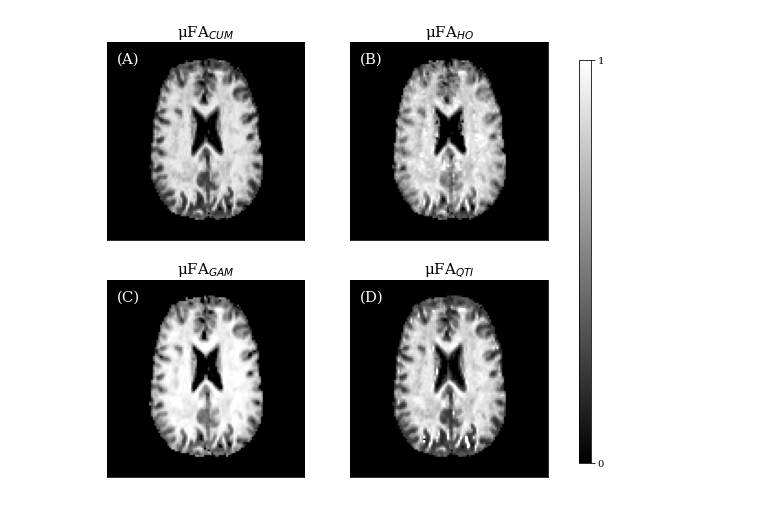
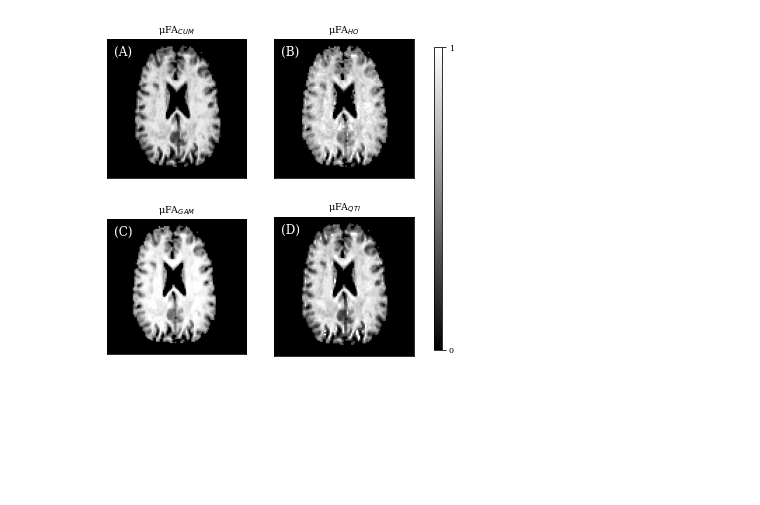
Before and after one commit to kerkelae/ufa-model-comparison, a Jupyter notebook: analysis.ipynb, the cells around one changed output. Cells and saved outputs as stored; diff of their text form; code cells hidden in the pictures; blank space fills up the shorter version.

```diff
--- a/analysis.ipynb
+++ b/analysis.ipynb
@@ -99,0 +109,18 @@ fig.savefig('../LaTeX/Figures/waveforms.pdf')
+# %%
+# Create the phantom figure
+
+img_1 = np.array(PIL.Image.open('../LaTeX/Figures/parallel_fibres.png'))
+img_2 = np.array(PIL.Image.open('../LaTeX/Figures/random_fibres.png'))
+
+fig, ax = plt.subplots(1, 2, figsize=(two_column, 3))
+ax[0].imshow(img_1)
+ax[1].imshow(img_2)
+for i, l in enumerate(['(A)', '(B)']):
+    ax[i].axis('off')
+    ax[i].text(.05, .95, l, verticalalignment='top',
+               horizontalalignment='left', fontsize=label_font_size,
+               color='black', transform=ax[i].transAxes,
+               bbox=dict(boxstyle='round', fc='white', ec='none', alpha=.75))
+fig.tight_layout()
+plt.show()
+fig.savefig('../LaTeX/Figures/phantom_sem.pdf', dpi=dpi)
@@ -126,66 +155,71 @@ fig.savefig('../LaTeX/Figures/mesh_figure.pdf', dpi=500)
 # %%
 # Create the μFA maps figure
 
-cum_uFA = np.zeros((3, 128, 128, 60))
-ho_uFA = np.zeros((3, 128, 128, 60))
-gam_uFA = np.zeros((3, 128, 128, 60))
-qti_uFA = np.zeros((3, 128, 128, 60))
-mask = np.zeros((3, 128, 128, 60))
+vol_cum_uFA = np.zeros((3, 128, 128, 60))
+vol_ho_uFA = np.zeros((3, 128, 128, 60))
+vol_gam_uFA = np.zeros((3, 128, 128, 60))
+vol_qti_uFA = np.zeros((3, 128, 128, 60))
+vol_mask = np.zeros((3, 128, 128, 60))
 
 for i in range(3):
-    cum_uFA[i] = nib.load(
+    vol_cum_uFA[i] = nib.load(
         '../Results/Volunteer-%s/cum_uFA.nii.gz' % (i + 1)).get_fdata()
-    ho_uFA[i] = nib.load(
+    vol_ho_uFA[i] = nib.load(
         '../Results/Volunteer-%s/ho_uFA.nii.gz' % (i + 1)).get_fdata()
-    gam_uFA[i] = nib.load(
+    vol_gam_uFA[i] = nib.load(
         '../Results/Volunteer-%s/gam_uFA.nii.gz' % (i + 1)).get_fdata()
-    qti_uFA[i] = nib.load(
+    vol_qti_uFA[i] = nib.load(
         '../Results/Volunteer-%s/qti_uFA.nii.gz' % (i + 1)).get_fdata()
-    mask[i] = nib.load(
+    vol_mask[i] = nib.load(
         '../Preproc-data/Volunteer-%s/mask.nii.gz' % (i + 1)).get_fdata()
 
-for _ in range(2):  # Erode masks to exclude voxels of CSF near the skull
+for _ in range(2):
     for i in range(3):
-        mask[i] = erosion(mask[i])
-mask = mask.astype(bool)
+        vol_mask[i] = erosion(vol_mask[i])  # Exclude voxels near the skull
+vol_mask = vol_mask.astype(bool)
 
-cum_uFA[~mask] = np.nan
-ho_uFA[~mask] = np.nan
-gam_uFA[~mask] = np.nan
-qti_uFA[~mask] = np.nan
-cum_uFA[np.isnan(cum_uFA)] = 0
-ho_uFA[np.isnan(ho_uFA)] = 0
-gam_uFA[np.isnan(gam_uFA)] = 0
-qti_uFA[np.isnan(qti_uFA)] = 0
+MD = np.zeros((3, 128, 128, 60))
+for i in range(3):
+    MD[i] = nib.load(
+        '../Results/Volunteer-%s/cum_MD.nii.gz' % (i + 1)).get_fdata()
+vol_mask *= (MD < 2.5)  # CSF masking
 
-k = 33  # Slice to show
+vol_cum_uFA[~vol_mask] = np.nan
+vol_ho_uFA[~vol_mask] = np.nan
+vol_gam_uFA[~vol_mask] = np.nan
+vol_qti_uFA[~vol_mask] = np.nan
+vol_cum_uFA[np.isnan(vol_cum_uFA)] = 0
+vol_ho_uFA[np.isnan(vol_ho_uFA)] = 0
+vol_gam_uFA[np.isnan(vol_gam_uFA)] = 0
+vol_qti_uFA[np.isnan(vol_qti_uFA)] = 0
+
+k = 33
 vmin = 0
 vmax = 1
-fig, ax = plt.subplots(2, 2, figsize=(8, 8))
-ax[0, 0].imshow(np.rot90(cum_uFA[0, 10:118, 10:118, k]), vmin=vmin, vmax=vmax,
-                cmap='gray')
-ax[0, 1].imshow(np.rot90(ho_uFA[0, 10:118, 10:118, k]), vmin=vmin, vmax=vmax,
-                cmap='gray')
-ax[1, 0].imshow(np.rot90(gam_uFA[0, 10:118, 10:118, k]), vmin=vmin, vmax=vmax,
-                cmap='gray')
-im = ax[1, 1].imshow(np.rot90(qti_uFA[0, 10:118, 10:118, k]), vmin=vmin,
+fig, ax = plt.subplots(2, 2, figsize=(one_half_column, 6))
+ax[0, 0].imshow(np.rot90(vol_cum_uFA[0, 14:-14, 14:-14, k]), vmin=vmin,
+                vmax=vmax, cmap='gray')
+ax[0, 1].imshow(np.rot90(vol_ho_uFA[0, 14:-14, 14:-14, k]), vmin=vmin,
+                vmax=vmax, cmap='gray')
+ax[1, 0].imshow(np.rot90(vol_gam_uFA[0, 15:-10, 14:-14, k]), vmin=vmin,
+                vmax=vmax, cmap='gray')
+im = ax[1, 1].imshow(np.rot90(vol_qti_uFA[0, 14:-14, 14:-14, k]), vmin=vmin,
                      vmax=vmax, cmap='gray')
 labels = ['(A)', '(B)', '(C)', '(D)']
 titles = ['μFA$_{CUM}$', 'μFA$_{HO}$', 'μFA$_{GAM}$', 'μFA$_{QTI}$']
 cbar_ax = fig.add_axes([0.95, 0.15, 0.02, .7])
 cbar = fig.colorbar(im, cax=cbar_ax, ticks=[vmin, vmax])
 cbar.set_ticks([vmin, vmax])
 for i in range(2):
     for j in range(2):
         ax[i, j].set_xticks([])
         ax[i, j].set_yticks([])
         k = i * 2 + j
         ax[i,j].text(.05, .95, labels[k], verticalalignment='top',
-                     horizontalalignment='left', fontsize=15, color='white',
-                     fontdict={'family' : 'serif'},
-                     transform=ax[i, j].transAxes)
-        ax[i,j].set_title(titles[k], fontsize=15)
+                     horizontalalignment='left', fontsize=label_font_size,
+                     color='white', transform=ax[i, j].transAxes)
+        ax[i,j].set_title(titles[k])
 plt.show()
-fig.savefig('../LaTeX/Figures/uFA_maps.pdf', bbox_inches="tight")
+fig.savefig('../LaTeX/Figures/uFA_maps.pdf', bbox_inches="tight", dpi=dpi)
 # %% [output]
-[figure, old version]
+[figure, new version]
```
Also changed, not shown: parts of 13 cells of this notebook, 1 other file.
